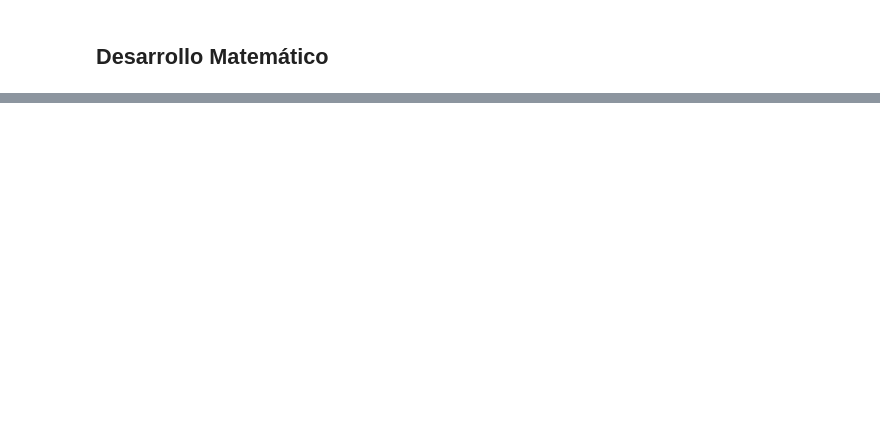
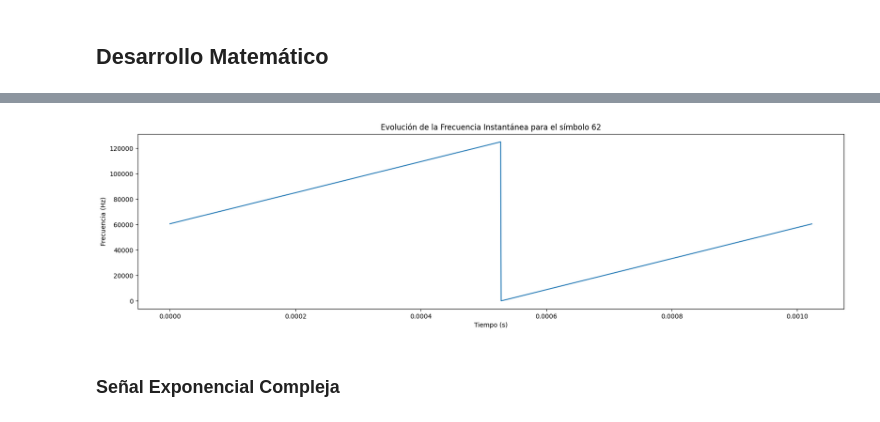
Before and after one commit to stefaema/LoRaSimulator, a Jupyter notebook: Definitive/lora_concept_breakdown.ipynb, the cells around one changed output, grey strips where cells are left out. Cells and saved outputs as stored; diff of their text form; code cells hidden in the pictures; blank space fills up the shorter version.

```diff
--- a/Definitive/lora_concept_breakdown.ipynb
+++ b/Definitive/lora_concept_breakdown.ipynb
@@ -87,0 +163,23 @@ Por último, es necesario aclarar que para una función dada de frecuencia insta
+# %%
+# Frecuencia Instantánea - Código de Ejemplo
+def generate_frequency_evolution(timeline, symbol, spreading_factor, bandwidth):
+    frequency_slope = bandwidth**2 / ( 2**spreading_factor )
+    y_intercept = symbol * (bandwidth/2**spreading_factor)
+    frequency_evolution = ( y_intercept + frequency_slope * timeline ) % bandwidth
+    return frequency_evolution
+
+# ---------------------------------------------------------------------
+spreading_factor, bandwidth, samples_per_chip = 7, 125e3, 10 #  Definimos los parámetros
+timeline = generate_time_samples(spreading_factor, bandwidth, samples_per_chip) # Generamos las muestras de tiempo
+symbol = np.random.randint(0, 2**spreading_factor) # Definimos el símbolo a analizar
+frequency_evolution = generate_frequency_evolution(timeline, symbol, spreading_factor, bandwidth) # Generamos la evolución de la frecuencia
+plt.figure(figsize=(20, 5))
+plt.plot(timeline, frequency_evolution)
+plt.xlabel('Tiempo (s)')
+plt.ylabel('Frecuencia (Hz)')
+plt.title('Evolución de la Frecuencia Instantánea para el símbolo ' + str(symbol))
+plt.show()
+# %% [output]
+[figure, added]
+# %% [markdown]
+### Señal Exponencial Compleja
```
Also changed, not shown: parts of 12 cells of this notebook, 3 other files.
